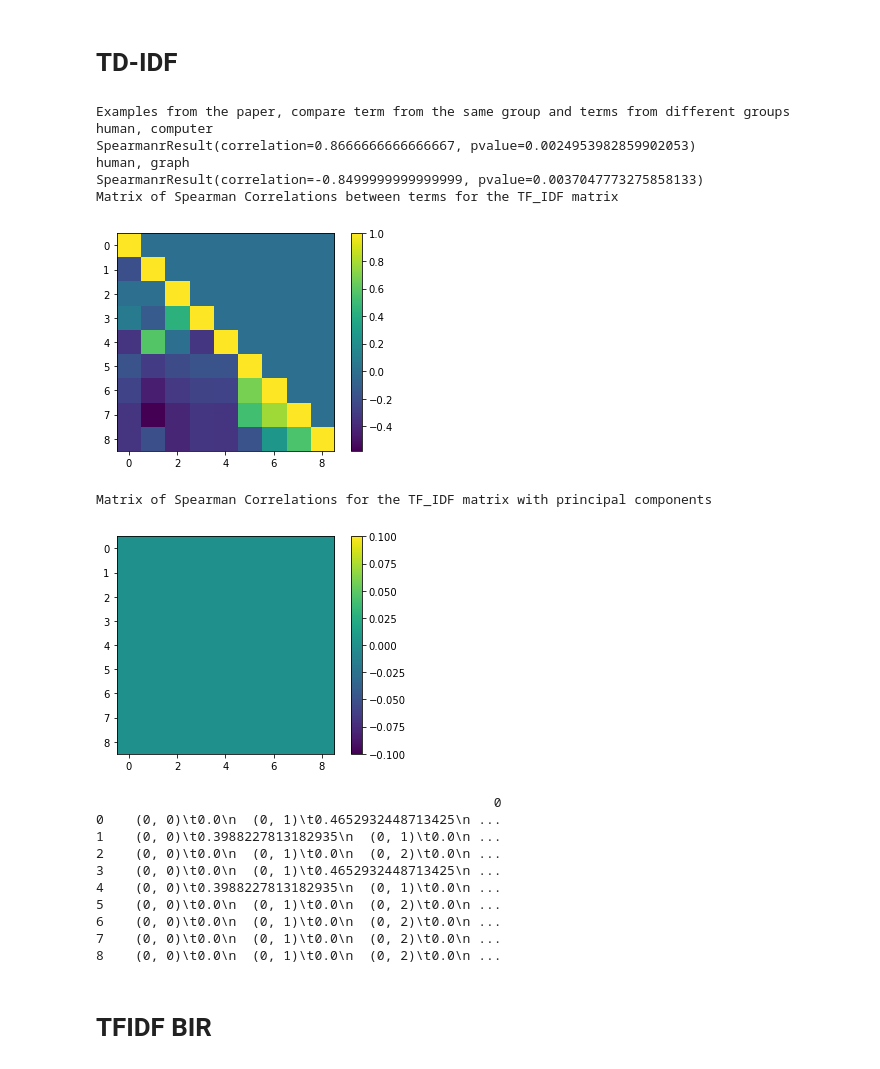
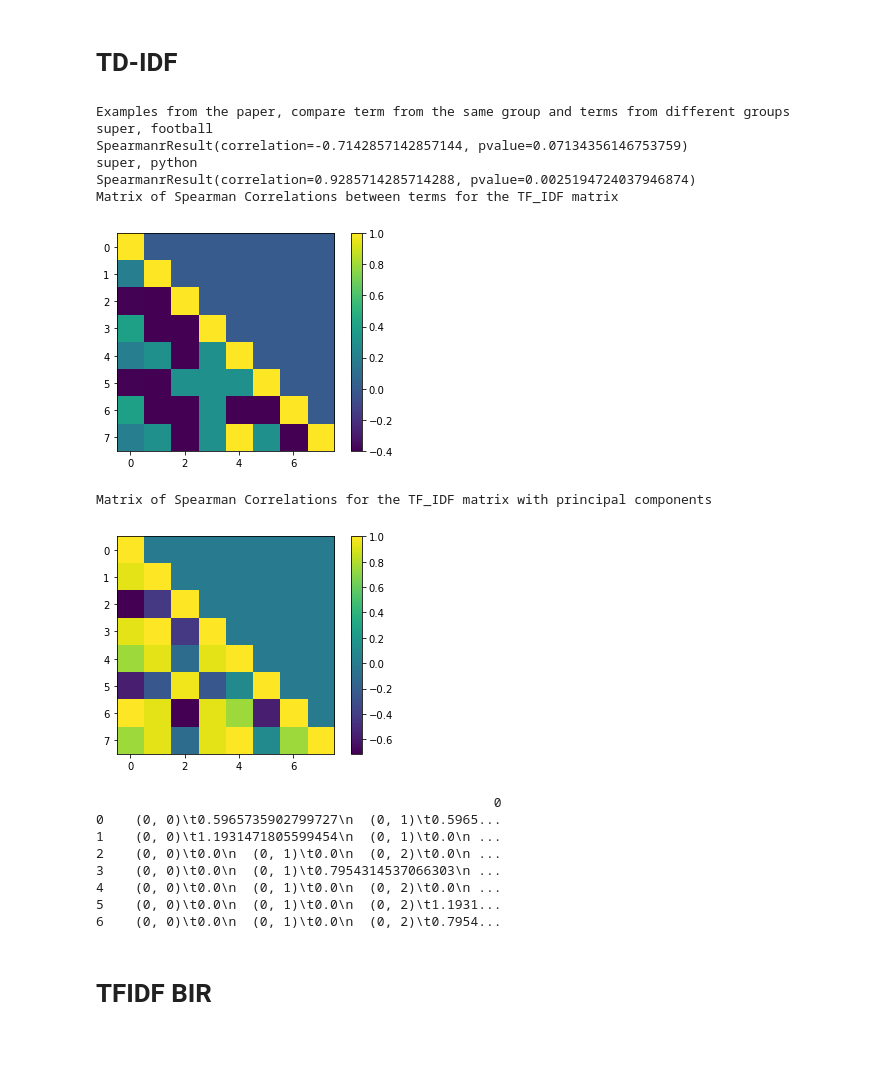
Before and after one commit to vaishakhi1/LSA-intro, a Jupyter notebook: LSA.ipynb, the cells around one changed output. Drawn from its saved outputs; the diff is of its cells as text; code cells hidden in the pictures.

Commit message:
added a second example

```diff
--- a/LSA.ipynb
+++ b/LSA.ipynb
@@ -46,6 +53,13 @@ example = ['Human machine interface for ABC computer applications',
            'The intersection graph of paths in trees',
            'Graph minor IV: Widths of trees and well-quasi-ordering',
            'Graph minor: A survey']
+
+example = [ "Machine learning is super fun", "Python is super, super cool",
+            "Statistics is cool, too",
+            "Data science is fun",
+            "Python is great for machine learning",
+            "I like football",
+            "Football is great to watch"]
 # %% [markdown]
 # Some Useful Functions
 # %%
@@ -149,10 +163,10 @@ for word in token_list:
     if count_tokens(word,example_tok)>1:
         new_list.append(word)
 print(new_list)
-soln = np.array([0, 1, 0, 0, 1, 0, 1, 0, 0, 0, 0, 1])
-sorting = np.argsort(soln)
-new_list = [new_list[i] for i in sorting]
-print(new_list)
+# soln = np.array([0, 1, 0, 0, 1, 0, 1, 0, 0, 0, 0, 1])
+# sorting = np.argsort(soln)
+# new_list = [new_list[i] for i in sorting]
+# print(new_list)
 # %% [output]
 stemmed
 lemmatized
@@ -265,7 +278,7 @@ Other representation methods include probabilistic relevance framework, language
 ## Showing the effect of different
 
 print(type(example_tok))
-
+x = np.array(range(10))
 plt.plot(x,x)
 plt.plot(x,x/(x+2))
 plt.plot(x,x/(x+0.5))
@@ -658,11 +687,16 @@ tf_hat = np.matmul(np.matmul(U,np.diag(s)),Vt)
 # print(pd.DataFrame(tf_hat, columns = new_list))
 y, rho =stats.spearmanr(tf_hat[:,2], tf_hat[:,4])
 # print(y)
+n1 = 0#1
+n2 = 2#7
+n3 = 3#9
+
 print('Examples from the paper, compare term from the same group and terms from different groups')
-print(new_list[1] +', '+new_list[7])
-print(stats.spearmanr(tf_hat[:,1], tf_hat[:,7]))
-print(new_list[1] +', '+new_list[9])
-print(stats.spearmanr(tf_hat[:,1], tf_hat[:,9]))
+print(new_list[n1] +', '+new_list[n2])
+print(stats.spearmanr(tf_hat[:,n1], tf_hat[:,n2]))
+print(new_list[n1] +', '+new_list[n3])
+print(stats.spearmanr(tf_hat[:,n1], tf_hat[:,n3]))
+kmeans = KMeans(n_clusters=k, random_state=0).fit(U)
 kmeans = KMeans(n_clusters=k, random_state=0).fit(U)
 
 N_i = N_t
@@ -679,49 +713,47 @@ for i in range(N_i):
         corr_raw[i][j] = t
 
 
 # N_i = N_d
 # corr_raw = np.zeros([N_i,N_i])
 # for i in range(N_i):
 #     for j in range(i+1):
 #         t,r = stats.spearmanr(tf_hat[i,:], tf_hat[j,:])
 #         corr[i][j] = t
 # corr = np.zeros([N_i,N_i])
 # for i in range(N_i):
 #     for j in range(i+1):
 #         t,r = stats.spearmanr(tf_mat[i,:], tf_mat[j,:])
 #         corr_raw[i][j] = t
 
 
 print('Matrix of Spearman Correlations between terms for the TF_IDF matrix')
 plt.imshow(corr_raw,cmap='viridis')
 plt.colorbar()
 plt.show()
 print('Matrix of Spearman Correlations for the TF_IDF matrix with principal components')
 plt.imshow(corr,cmap='viridis')
 plt.colorbar()
 plt.show()
 
 print_mat(tf_idf)
 # %% [output]
 Examples from the paper, compare term from the same group and terms from different groups
-human, computer
-SpearmanrResult(correlation=0.8666666666666667, pvalue=0.0024953982859902053)
-human, graph
-SpearmanrResult(correlation=-0.8499999999999999, pvalue=0.0037047773275858133)
+super, football
+SpearmanrResult(correlation=-0.7142857142857144, pvalue=0.07134356146753759)
+super, python
+SpearmanrResult(correlation=0.9285714285714288, pvalue=0.0025194724037946874)
 Matrix of Spearman Correlations between terms for the TF_IDF matrix
-[figure, old version]
+[figure, new version]
 Matrix of Spearman Correlations for the TF_IDF matrix with principal components
-[figure, old version]
+[figure, new version]
                                                    0
-0    (0, 0)\t0.0\n  (0, 1)\t0.4652932448713425\n ...
-1    (0, 0)\t0.3988227813182935\n  (0, 1)\t0.0\n ...
+0    (0, 0)\t0.5965735902799727\n  (0, 1)\t0.5965...
+1    (0, 0)\t1.1931471805599454\n  (0, 1)\t0.0\n ...
 2    (0, 0)\t0.0\n  (0, 1)\t0.0\n  (0, 2)\t0.0\n ...
-3    (0, 0)\t0.0\n  (0, 1)\t0.4652932448713425\n ...
-4    (0, 0)\t0.3988227813182935\n  (0, 1)\t0.0\n ...
-5    (0, 0)\t0.0\n  (0, 1)\t0.0\n  (0, 2)\t0.0\n ...
-6    (0, 0)\t0.0\n  (0, 1)\t0.0\n  (0, 2)\t0.0\n ...
-7    (0, 0)\t0.0\n  (0, 1)\t0.0\n  (0, 2)\t0.0\n ...
-8    (0, 0)\t0.0\n  (0, 1)\t0.0\n  (0, 2)\t0.0\n ...
+3    (0, 0)\t0.0\n  (0, 1)\t0.7954314537066303\n ...
+4    (0, 0)\t0.0\n  (0, 1)\t0.0\n  (0, 2)\t0.0\n ...
+5    (0, 0)\t0.0\n  (0, 1)\t0.0\n  (0, 2)\t1.1931...
+6    (0, 0)\t0.0\n  (0, 1)\t0.0\n  (0, 2)\t0.7954...
 # %% [markdown]
 # TFIDF BIR
 # %%
```
Also changed, not shown: parts of 10 cells of this notebook.
